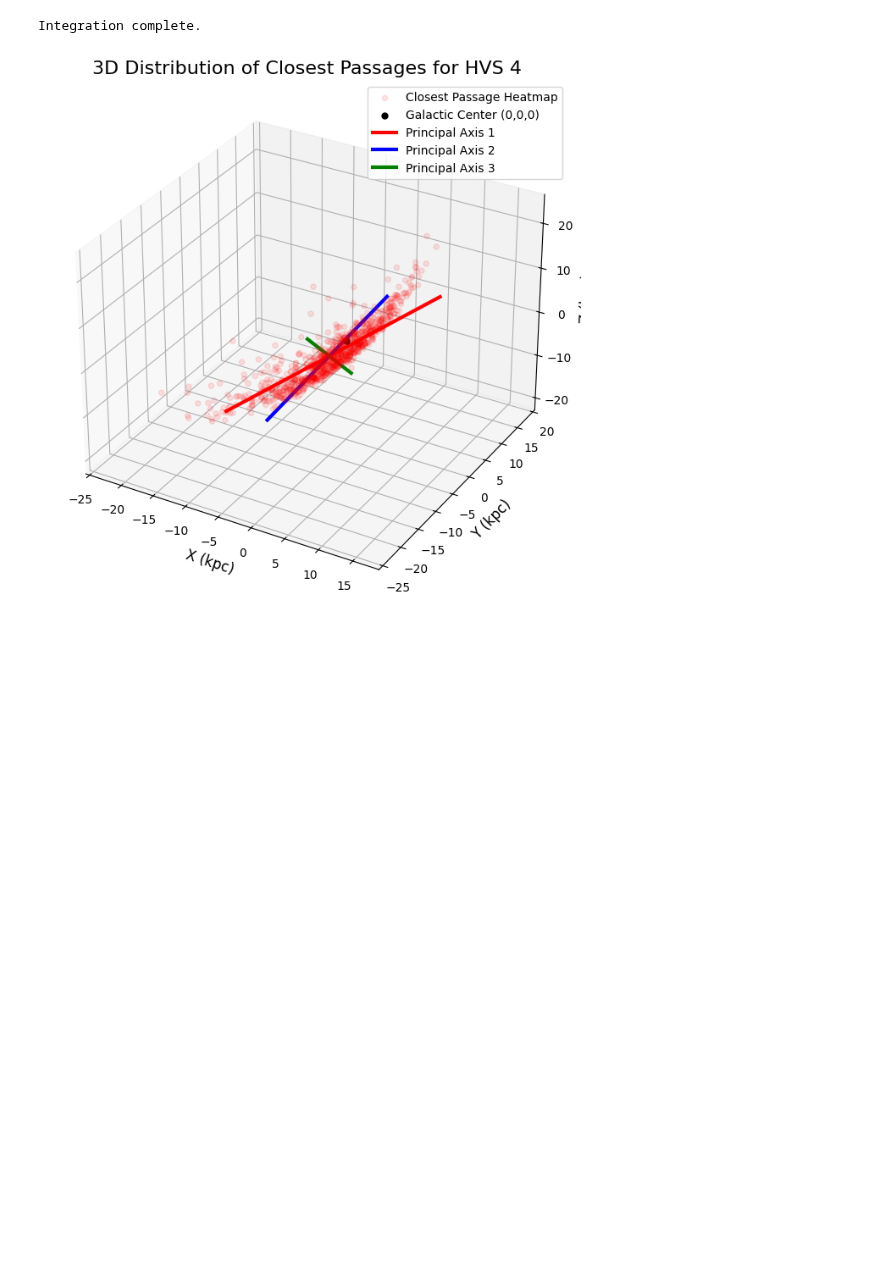
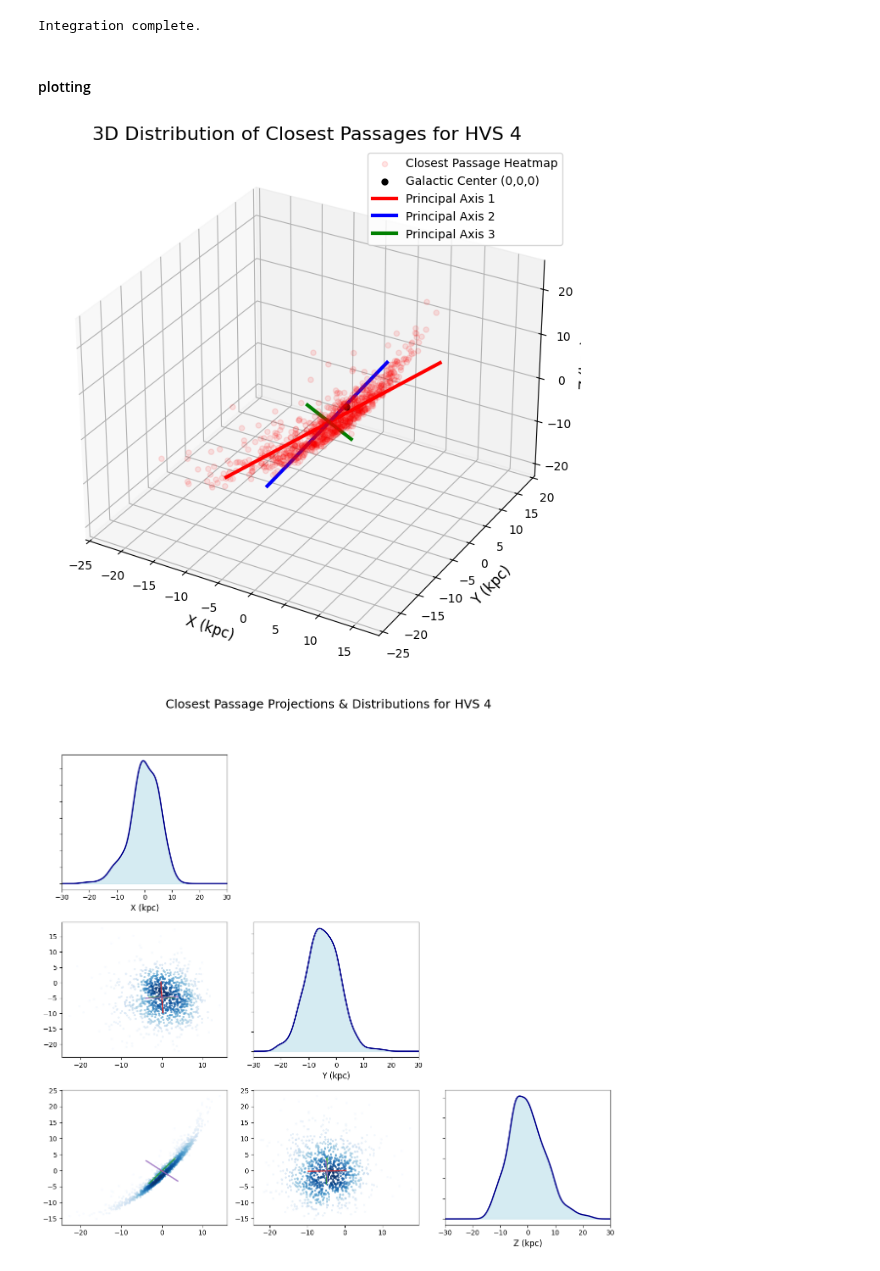
Before and after one commit to andrewqin29/hvs-integrator, a Jupyter notebook: notebooks/orbit_integration.ipynb, the cells around one changed output. Drawn from its saved outputs; the diff is of its cells as text; code cells hidden in the pictures; blank space fills up the shorter version.

```diff
--- a/notebooks/orbit_integration.ipynb
+++ b/notebooks/orbit_integration.ipynb
@@ -194,6 +196,8 @@ print("Integration complete.")
 # %% [output]
 Drawing 1000 samples and integrating backwards...
 Integration complete.
+# %% [markdown]
+#### plotting
 # %%
 # pca and 3d plot
 pca = PCA(n_components=3)
@@ -231,34 +235,37 @@ labels = ['X (kpc)', 'Y (kpc)', 'Z (kpc)']
 data = closest_passages
 lims = [(-30, 30), (-30, 30), (-30, 30)]
 
 for i in range(3):
     for j in range(3):
+        ax = axes[i, j]
         if i==j: # kernel density estimate
             kde = gaussian_kde(data[:, i])
             x_vals = np.linspace(lims[i][0], lims[i][1], 200)
             ax.plot(x_vals, kde(x_vals), color='darkblue', lw=2)
             ax.fill_between(x_vals, kde(x_vals), color='lightblue', alpha=0.5)
             ax.set_xlim(lims[i])
             ax.set_yticklabels([])
-            if i < 2: ax.set_xticklabels([])
-            else: ax.set_xlabel(labels[i], fontsize=12)
+            ax.set_xlabel(labels[i], fontsize=12)
 
         elif i>j: #2d scatter plots with heatmap
             x, y = data[:, j], data[:, i]
-            xy = np.vstack([x, y]); z = gaussian_kde(xy)(xy) # weird density trick from online
-            idx = z.argsort(); x, y, z = x[idx], y[idx], z[idx] # sort by density
+            xy = np.vstack([x, y]);
+            z = gaussian_kde(xy)(xy) # weird density trick from online
+            idx = z.argsort();
+            x, y, z = x[idx], y[idx], z[idx] # sort by density
 
             ax.scatter(x, y, c=z, s=5, cmap='Blues', alpha=0.6)
 
             # overlay pca axes projection
             for k, axis in enumerate(principal_axes):
                 line = np.vstack([mean_passage - axis * 5, mean_passage + axis * 5])
                 ax.plot(line[:, j], line[:, i], color=f'C{k+2}', lw=2, alpha=0.8)
         else:
             ax.axis('off')
 
 
 plt.tight_layout(rect=[0, 0.03, 1, 0.93])
 plt.show()
 # %% [output]
 [figure]
+[figure, added]
```
Also changed, not shown: parts of 4 cells of this notebook.
